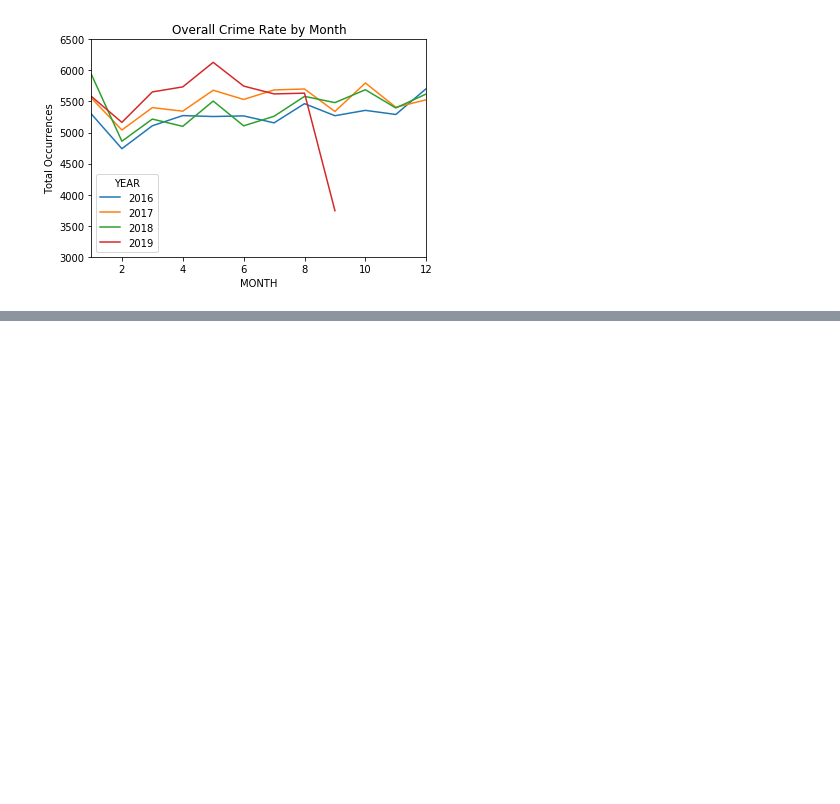
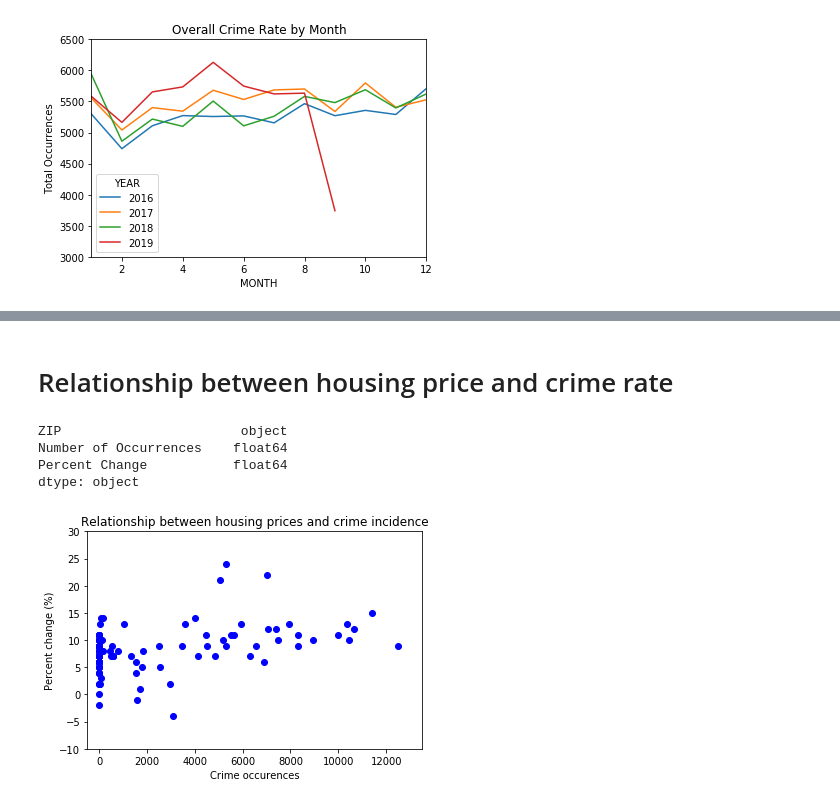
Before and after one commit to gabrielfrancous/Project-1, a Jupyter notebook: Project_v3.ipynb, the cells around one changed output, grey strips where cells are left out. Cells and saved outputs as stored; diff of their text form; code cells hidden in the pictures; blank space fills up the shorter version.

```diff
--- a/Project1_v1.ipynb
+++ b/Project_v3.ipynb
@@ -249,3 +267,6 @@ plt.ylabel("Total Occurrences")
 plt.savefig("Overall Crime Rates by Month.png")
 # %% [output]
 [figure]
+# %%
+concise = pd.DataFrame(data.drop(['INC NUMBER', 'OCCURRED ON', 'PREMISE TYPE', 'YEAR', 'MONTH', 'DAY', 'DayofWeek'], axis=1).groupby('ZIP')['UCR CRIME CATEGORY'].count()).sort_values(['UCR CRIME CATEGORY'], ascending=False)
+concise.head()
@@ -251,0 +281,27 @@ plt.savefig("Overall Crime Rates by Month.png")
+# %% [markdown]
+# Relationship between housing price and crime rate
+# %%
+housing = pd.DataFrame(pd.read_csv('Resources/housing-data.csv'))
+housing['ZIP'] = housing['ZIP'].apply(str).replace('\.0', '', regex=True)
+housing.groupby(['ZIP'])
+merged = pd.merge(concise, housing, on="ZIP", how='outer')
+merged.columns = ['ZIP','Number of Occurrences','Percent Change']
+merged.drop([71], inplace=True)
+pd.to_numeric(merged['Number of Occurrences'])
+merged.dtypes
+# %% [output]
+ZIP                       object
+Number of Occurrences    float64
+Percent Change           float64
+dtype: object
+# %%
+plt.scatter(merged['Number of Occurrences'], merged['Percent Change'], marker="o", facecolors="blue")
+plt.title('Relationship between housing prices and crime incidence')
+plt.xlabel('Crime occurences')
+plt.ylabel('Percent change (%)')
+plt.xlim(-500, 13500)
+plt.ylim(-10, 30)
+plt.savefig("ReducedRelationship.png")
+plt.show()
+# %% [output]
+[figure, added]
```
Also changed, not shown: parts of 26 cells of this notebook, 10 other files.
